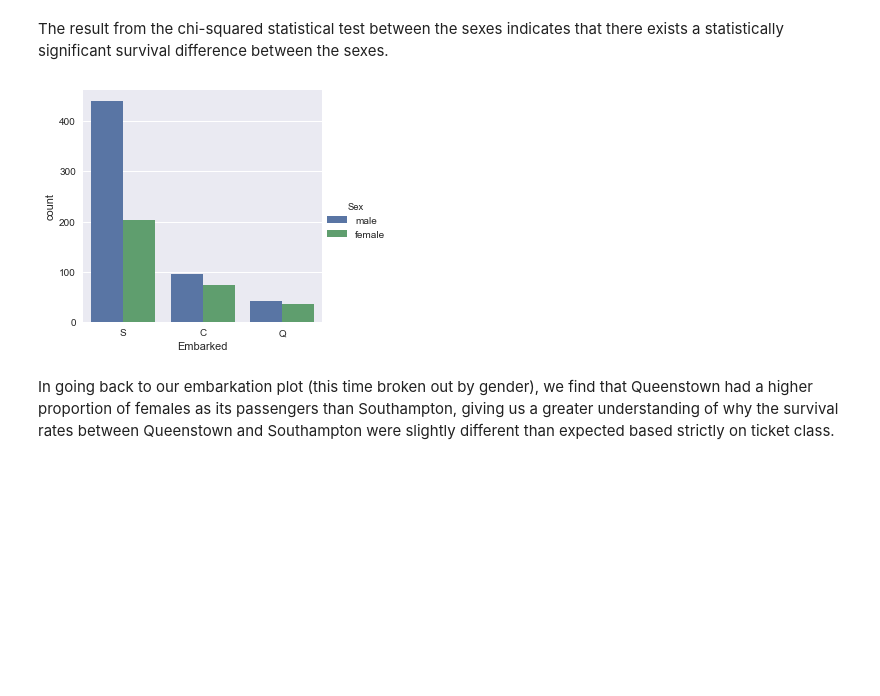
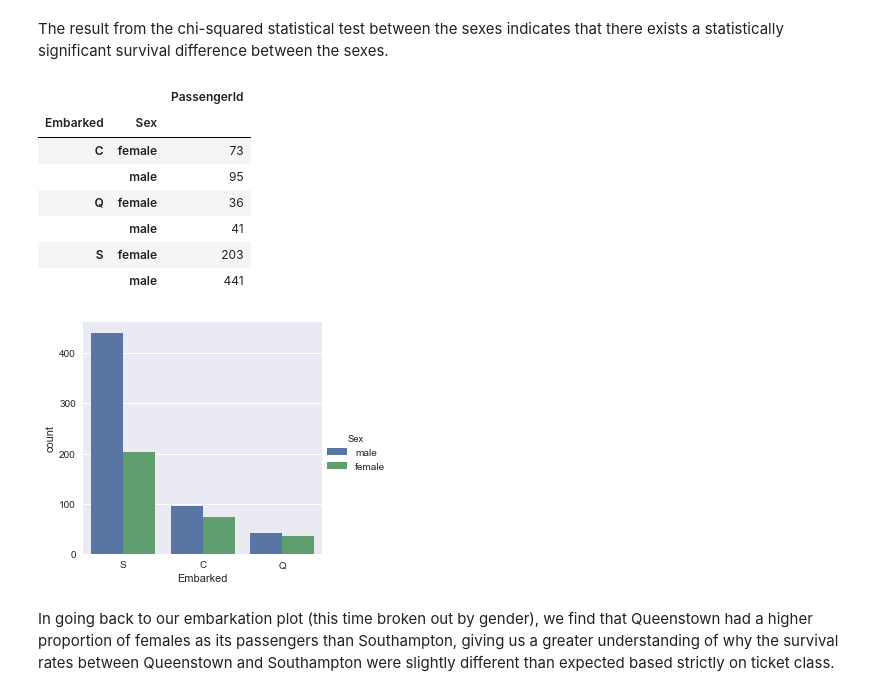
Before and after one commit to jaottavi/Titanic_Data_Analyst, a Jupyter notebook: Titanic-Project.ipynb, the cells around one changed output. Saved outputs shown, nothing was run; the diff lists cells and outputs as text; code cells hidden in the pictures; blank space fills up the shorter version.

```diff
--- a/Titanic-Project.ipynb
+++ b/Titanic-Project.ipynb
@@ -181,9 +246,19 @@ Power_divergenceResult(statistic=264.22405701385424, pvalue=5.4832203048658722e-
 # %% [markdown]
 The result from the chi-squared statistical test between the sexes indicates that there exists a statistically significant survival difference between the sexes.
 # %%
+display(pd.DataFrame(titanic.groupby(['Embarked', 'Sex']).count().PassengerId))
+
 sns.factorplot(x = 'Embarked', hue = 'Sex', kind = 'count', data = titanic)
 plt.show()
 # %% [output]
+|  |  | PassengerId |
+| Embarked | Sex |  |
+| C | female | 73 |
+|  | male | 95 |
+| Q | female | 36 |
+|  | male | 41 |
+| S | female | 203 |
+|  | male | 441 |
 [figure]
 # %% [markdown]
 In going back to our embarkation plot (this time broken out by gender), we find that Queenstown had a higher proportion of females as its passengers than Southampton, giving us a greater understanding of why the survival rates between Queenstown and Southampton were slightly different than expected based strictly on ticket class.
```
Also changed, not shown: parts of 10 cells of this notebook, 1 other file.
